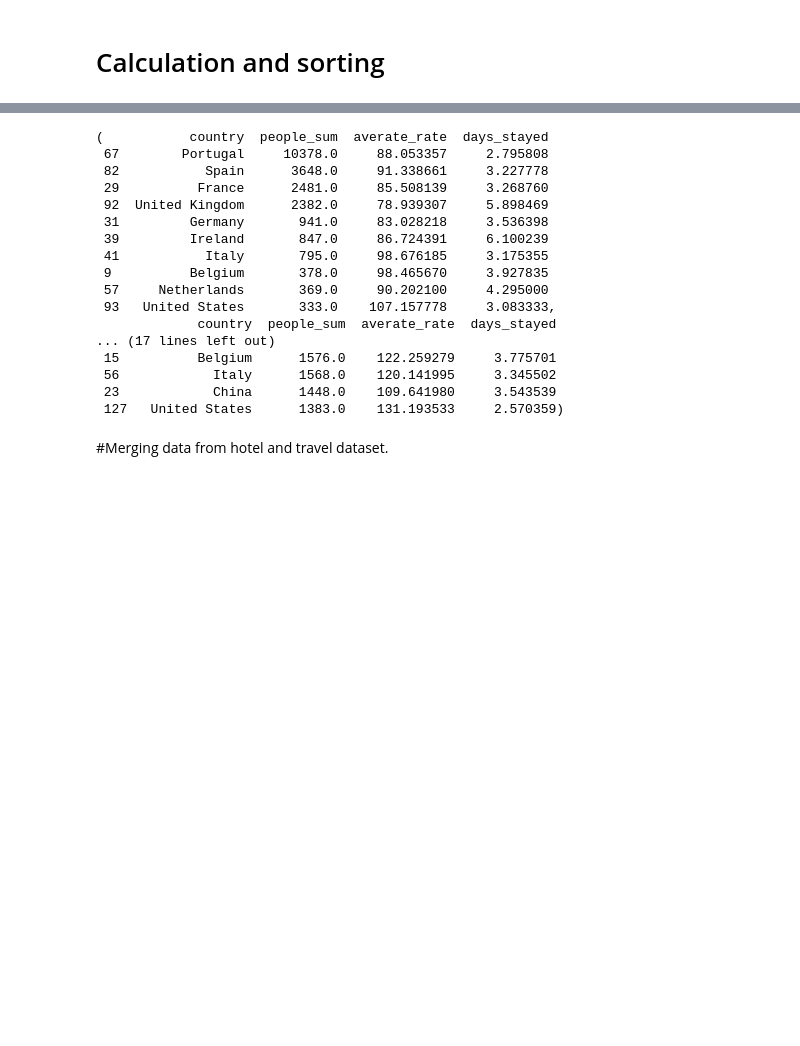
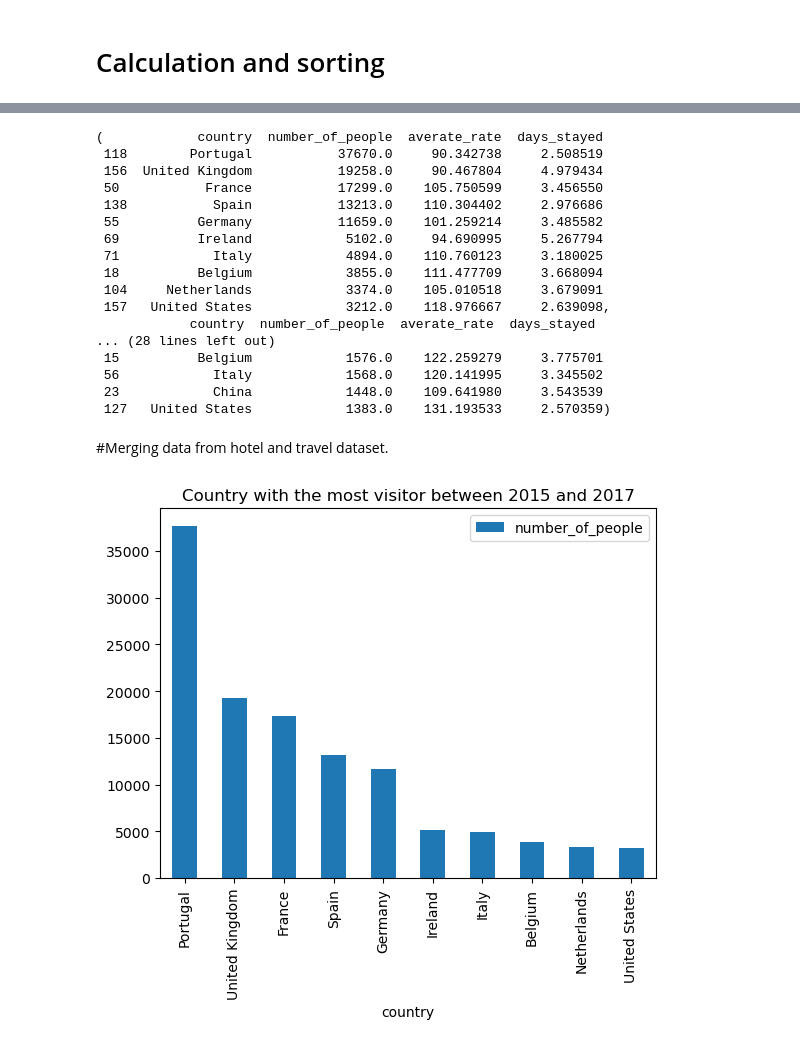
Before and after one commit to Kathyvng/Project1_Group6, a Jupyter notebook: Miguel_Analysis/clean_it.ipynb, the cells around one changed output, grey strips where cells are left out. Drawn from its saved outputs; the diff is of its cells as text; code cells hidden in the pictures; blank space fills up the shorter version.

```diff
--- a/Miguel_Analysis/clean_it.ipynb
+++ b/Miguel_Analysis/clean_it.ipynb
@@ -413,29 +429,36 @@ summary_2015_agg,summary_2016_agg,summary_2017_agg
 
  [133 rows x 4 columns])
 # %%
-top_10_2015 = summary_2015_agg.sort_values(by="people_sum", ascending=False).head(10)#code shared by Anh Pham
-top_10_2016 = summary_2016_agg.sort_values(by="people_sum", ascending=False).head(10)
-top_10_2017 = summary_2017_agg.sort_values(by="people_sum", ascending=False).head(10)
-top_10_2015,top_10_2016,top_10_2017
+top_2015_2017 = data_summary_agg.sort_values(by="number_of_people", ascending=False).head(10)
+top_10_2015 = summary_2015_agg.sort_values(by="number_of_people", ascending=False).head(10)#code shared by Anh Pham
+top_10_2016 = summary_2016_agg.sort_values(by="number_of_people", ascending=False).head(10)
+top_10_2017 = summary_2017_agg.sort_values(by="number_of_people", ascending=False).head(10)
+top_2015_2017,top_10_2015,top_10_2016,top_10_2017
 # %% [output]
-(           country  people_sum  averate_rate  days_stayed
- 67        Portugal     10378.0     88.053357     2.795808
- 82           Spain      3648.0     91.338661     3.227778
- 29          France      2481.0     85.508139     3.268760
- 92  United Kingdom      2382.0     78.939307     5.898469
- 31         Germany       941.0     83.028218     3.536398
- 39         Ireland       847.0     86.724391     6.100239
- 41           Italy       795.0     98.676185     3.175355
- 9          Belgium       378.0     98.465670     3.927835
- 57     Netherlands       369.0     90.202100     4.295000
- 93   United States       333.0    107.157778     3.083333,
-             country  people_sum  averate_rate  days_stayed
-... (17 lines left out)
- 15          Belgium      1576.0    122.259279     3.775701
- 56            Italy      1568.0    120.141995     3.345502
- 23            China      1448.0    109.641980     3.543539
- 127   United States      1383.0    131.193533     2.570359)
+(            country  number_of_people  averate_rate  days_stayed
+ 118        Portugal           37670.0     90.342738     2.508519
+ 156  United Kingdom           19258.0     90.467804     4.979434
+ 50           France           17299.0    105.750599     3.456550
+ 138           Spain           13213.0    110.304402     2.976686
+ 55          Germany           11659.0    101.259214     3.485582
+ 69          Ireland            5102.0     94.690995     5.267794
+ 71            Italy            4894.0    110.760123     3.180025
+ 18          Belgium            3855.0    111.477709     3.668094
+ 104     Netherlands            3374.0    105.010518     3.679091
+ 157   United States            3212.0    118.976667     2.639098,
+            country  number_of_people  averate_rate  days_stayed
+... (28 lines left out)
+ 15          Belgium            1576.0    122.259279     3.775701
+ 56            Italy            1568.0    120.141995     3.345502
+ 23            China            1448.0    109.641980     3.543539
+ 127   United States            1383.0    131.193533     2.570359)
 # %% [markdown]
 #Merging data from hotel and travel dataset.
+# %%
+top_2015_2017.plot.bar(x="country",y="number_of_people", title= "Country with the most visitor between 2015 and 2017")
+
+plt.show()
+# %% [output]
+[figure, added]
 # %%
 
```
Also changed, not shown: parts of 6 cells of this notebook.
